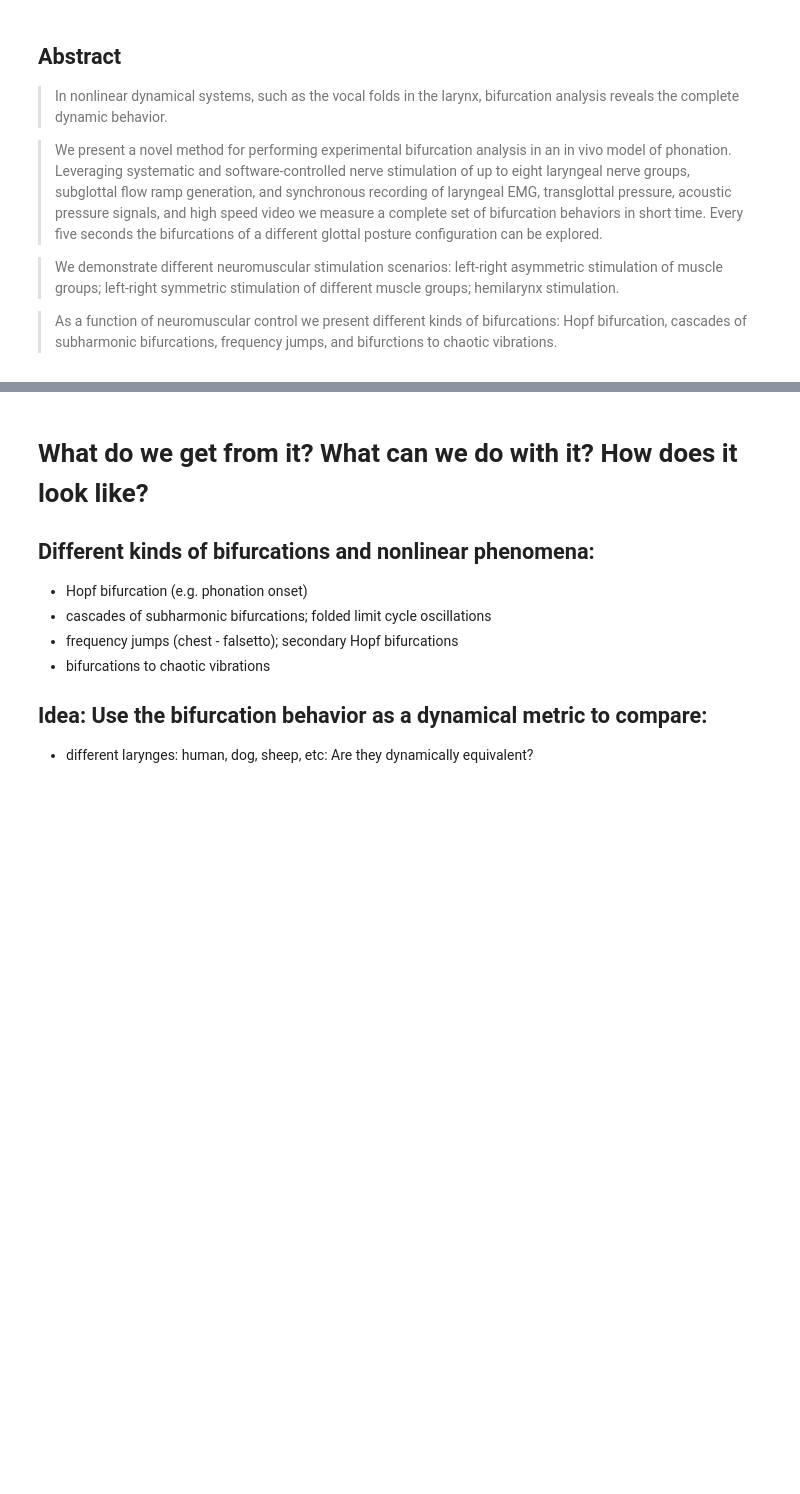
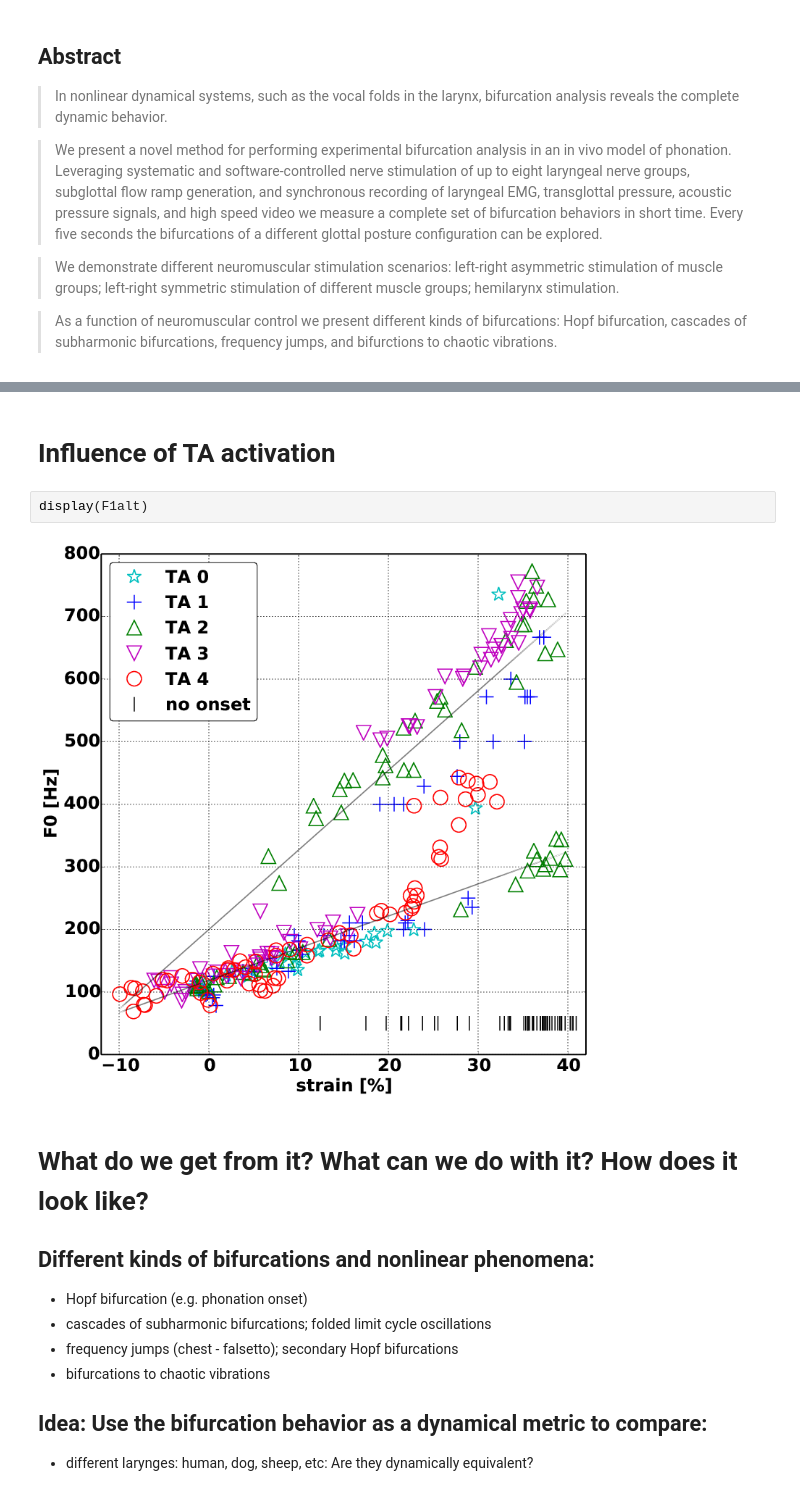
Before and after one commit to JuergenNeubauer/dogphonation, a Jupyter notebook: ICVPB2014_Salt_Lake_City.ipynb, the cells around one changed output, grey strips where cells are left out. Cells and saved outputs as stored; diff of their text form; blank space fills up the shorter version.

```diff
--- a/ICVPB2014_Salt_Lake_City.ipynb
+++ b/ICVPB2014_Salt_Lake_City.ipynb
@@ -135,3 +191,9 @@ bifurcations of a different glottal posture configuration can be explored.
+# %% [markdown]
+# Influence of TA activation
+# %%
+display(F1alt)
+# %% [output]
+[figure, added]
 # %% [markdown]
 # What do we get from it? What can we do with it? How does it look like?
 
```
Also changed, not shown: parts of 27 cells of this notebook, 6 other files.
